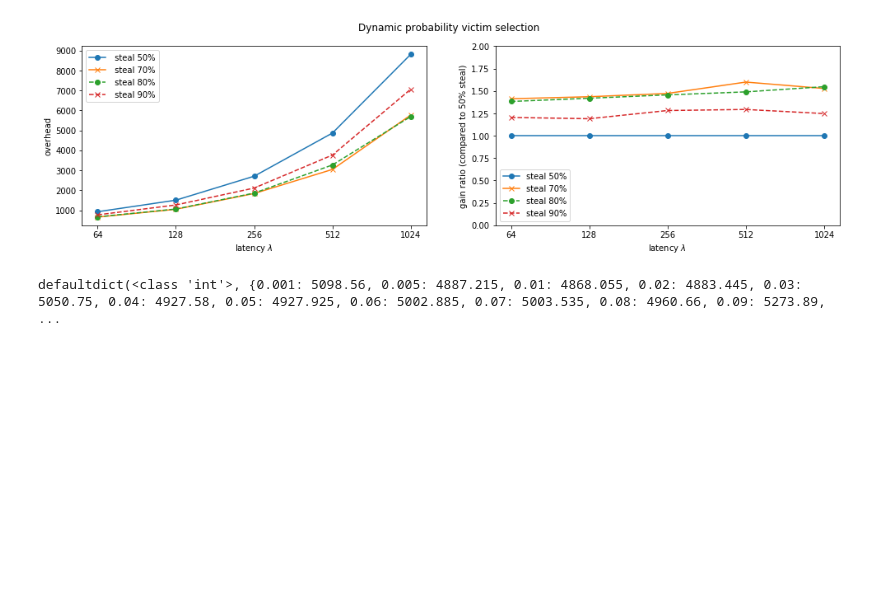
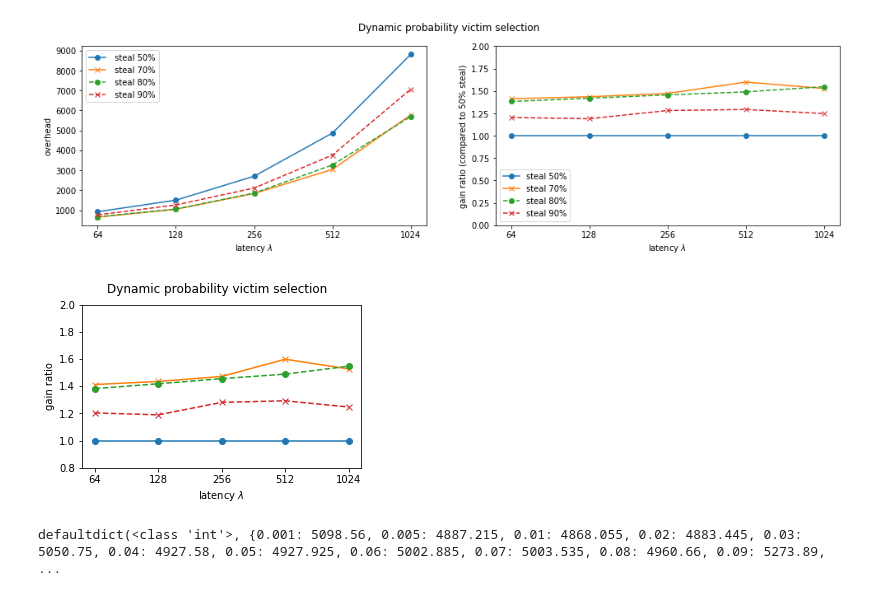
Before and after one commit to wagnerf42/ws-simulator, a Jupyter notebook: result/strategy/simulation_ipynb/simulation_thesis_proba_dynamic.ipynb, the cells around one changed output. Cells and saved outputs as stored; diff of their text form; code cells hidden in the pictures; blank space fills up the shorter version.

```diff
--- a/result/strategy/simulation_ipynb/simulation_thesis_proba_dynamic.ipynb
+++ b/result/strategy/simulation_ipynb/simulation_thesis_proba_dynamic.ipynb
@@ -483,6 +478,49 @@ plt.savefig('../../../../../Manuscrit/manuscrit/gfx/twoClusters/comp_steal_amoun
 #plt.plot(best_proba_dynamic_50.keys(), [bl/b for (b, bl) in zip(best_proba_dynamic_70.values(), best_proba_dynamic_50.values())], 'o-', label="proba/base_line")
 # %% [output]
 [figure]
+# %%
+fig = plt.figure()
+fig.set_size_inches(5, 3, forward=True)
+plt.suptitle("Dynamic probability victim selection")
+
+#filename = "/home/khatiri/these/projet/ws-simulator/Simulation/vss_proba_32_100000000"
+
+filename = directory  + "vss_proba_dynamic_32_100000000"
+best_proba_dynamic_50, _ = plot_for_best(filename)
+
+
+filename = directory_90p + "vss_proba_dynamic_32_100000000"
+best_proba_dynamic_90, _ = plot_for_best(filename)
+
+filename = directory_80p + "vss_proba_dynamic_32_100000000"
+best_proba_dynamic_80, _ = plot_for_best(filename)
+
+filename = directory_70p + "vss_proba_dynamic_32_100000000"
+best_proba_dynamic_70, _ = plot_for_best(filename)
+
+#filename = directory_r + "vss_proba_dynamic_40p_32_100000000"
+#best_proba_dynamic_60, _ = plot_for_best(filename)
+plt.ylabel("gain ratio")
+plt.xlabel("latency $\lambda$")
+
+#fig = plt.figure()
+#fig.set_size_inches(8.5, 4, forward=True)
+plt.ylim(0.8,2)
+plt.plot(best_proba_dynamic_50.keys(), [bl/b for (b, bl) in zip(best_proba_dynamic_50.values(), best_proba_dynamic_50.values())], 'o-', label="steal 50%")
+plt.plot(best_proba_dynamic_50.keys(), [bl/b for (b, bl) in zip(best_proba_dynamic_70.values(), best_proba_dynamic_50.values())], 'x-', label="steal 70%")
+plt.plot(best_proba_dynamic_50.keys(), [bl/b for (b, bl) in zip(best_proba_dynamic_80.values(), best_proba_dynamic_50.values())], 'o--', label="steal 80%")
+plt.plot(best_proba_dynamic_50.keys(), [bl/b for (b, bl) in zip(best_proba_dynamic_90.values(), best_proba_dynamic_50.values())], 'x--', label="steal 90%")
+#plt.legend(loc='center left', bbox_to_anchor=(1, 0.5))
+#plt.legend()
+
+plt.savefig('../../../../../presentation/soutnance_slides/figs/comp_steal_amount_for_best_overhead_according_rsp_step_l.pdf',bbox_inches='tight')
+
+#fig = plt.figure()
+#fig.set_size_inches(18.5, 10.5, forward=True)
+#plt.ylim(0,2)
+#plt.plot(best_proba_dynamic_50.keys(), [bl/b for (b, bl) in zip(best_proba_dynamic_70.values(), best_proba_dynamic_50.values())], 'o-', label="proba/base_line")
+# %% [output]
+[figure, added]
 # %%
 p = 32
 w1 = 100000000
```
Also changed, not shown: parts of 5 cells of this notebook, 3 other files.
